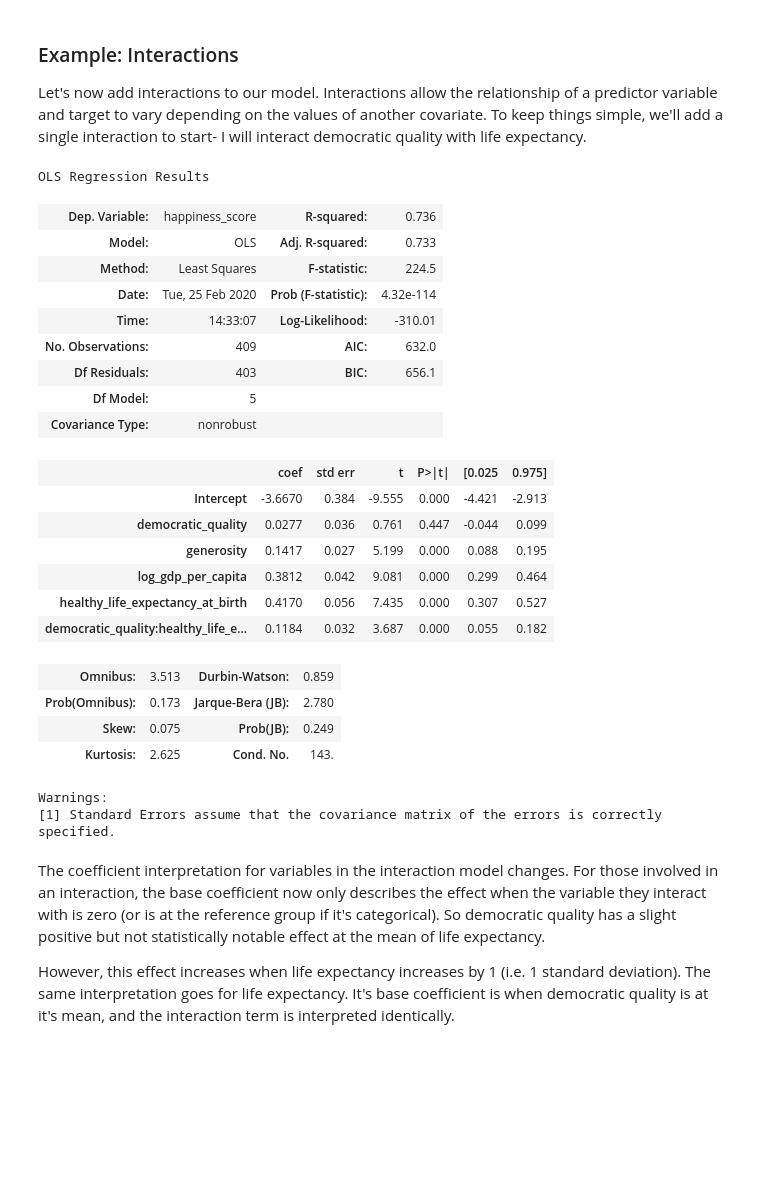
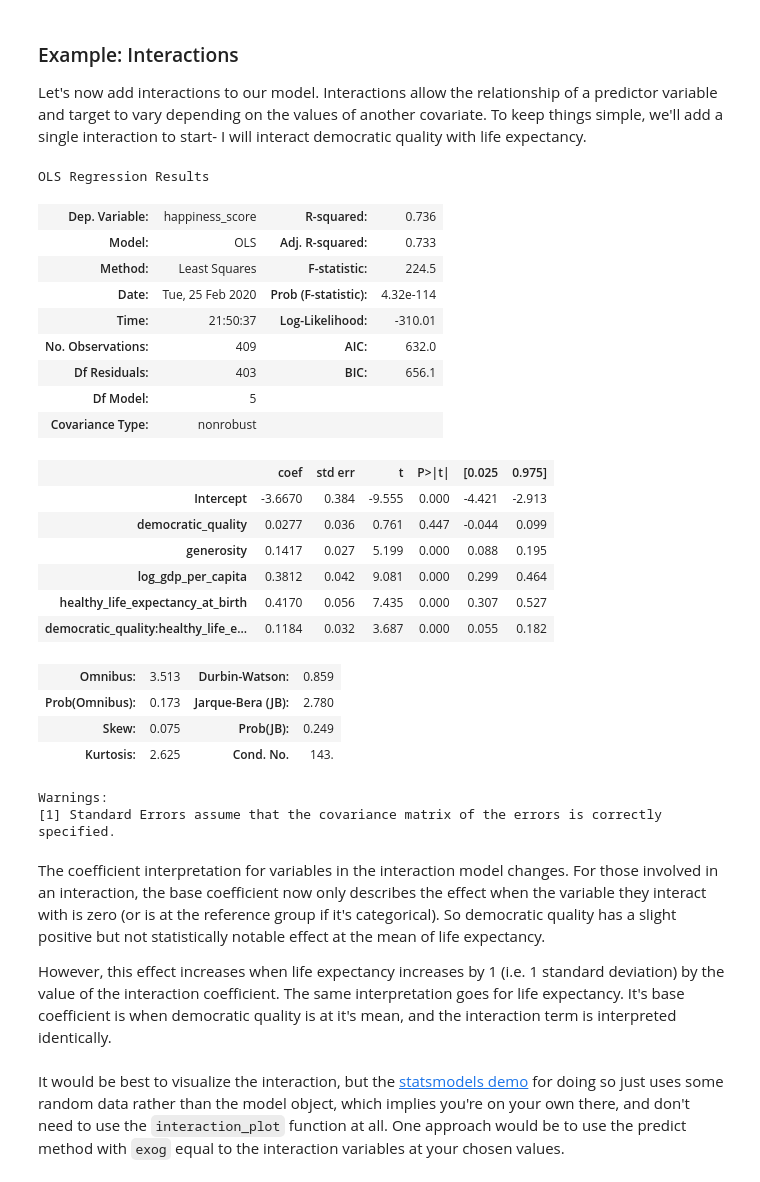
Before and after one commit to m-clark/data-processing-and-visualization, a Jupyter notebook: code/model_criticism.ipynb, the cells around one changed output. Cells and saved outputs as stored; diff of their text form; code cells hidden in the pictures; blank space fills up the shorter version.

Commit message:
more for model crit notebook

```diff
--- a/code/model_criticism.ipynb
+++ b/code/model_criticism.ipynb
@@ -414,19 +416,19 @@ Again, our new model works better.
 
 Let's now add interactions to our model.  Interactions allow the relationship of a predictor variable and target to vary depending on the values of another covariate.  To keep things simple, we'll add a single interaction to start- I will interact democratic quality with life expectancy.
 # %%
-happy_model_more = smf.ols(
+happy_model_interact = smf.ols(
   'happiness_score ~ democratic_quality + generosity + log_gdp_per_capita + healthy_life_expectancy_at_birth + democratic_quality:healthy_life_expectancy_at_birth',
   data = happy_processed
 ).fit()
 
-happy_model_more.summary()
+happy_model_interact.summary()
 # %% [output]
 OLS Regression Results
 | Dep. Variable: | happiness_score | R-squared: | 0.736 |
 | Model: | OLS | Adj. R-squared: | 0.733 |
 | Method: | Least Squares | F-statistic: | 224.5 |
 | Date: | Tue, 25 Feb 2020 | Prob (F-statistic): | 4.32e-114 |
-| Time: | 14:33:07 | Log-Likelihood: | -310.01 |
+| Time: | 21:50:37 | Log-Likelihood: | -310.01 |
 | No. Observations: | 409 | AIC: | 632.0 |
 | Df Residuals: | 403 | BIC: | 656.1 |
 | Df Model: | 5 |  |  |
@@ -447,4 +449,6 @@ Warnings:
 # %% [markdown]
 The coefficient interpretation for variables in the interaction model changes.  For those involved in an interaction, the base coefficient now only describes the effect when the variable they interact with is zero (or is at the reference group if it's categorical). So democratic quality has a slight positive but not statistically notable effect at the mean of life expectancy.
 
-However, this effect increases when life expectancy increases by 1 (i.e. 1 standard deviation).  The same interpretation goes for life expectancy.  It's base coefficient is when democratic quality is at it's mean, and the interaction term is interpreted identically.
+However, this effect increases when life expectancy increases by 1 (i.e. 1 standard deviation) by the value of the interaction coefficient.  The same interpretation goes for life expectancy.  It's base coefficient is when democratic quality is at it's mean, and the interaction term is interpreted identically.
+# %% [markdown]
+It would be best to visualize the interaction, but the [statsmodels demo](https://www.statsmodels.org/dev/examples/notebooks/generated/categorical_interaction_plot.html) for doing so just uses some random data rather than the model object, which implies you're on your own there, and don't need to use the `interaction_plot` function at all.  One approach would be to use the predict method with `exog` equal to the interaction variables at your chosen values.
```
Also changed, not shown: parts of 18 cells of this notebook, 31 other files.
